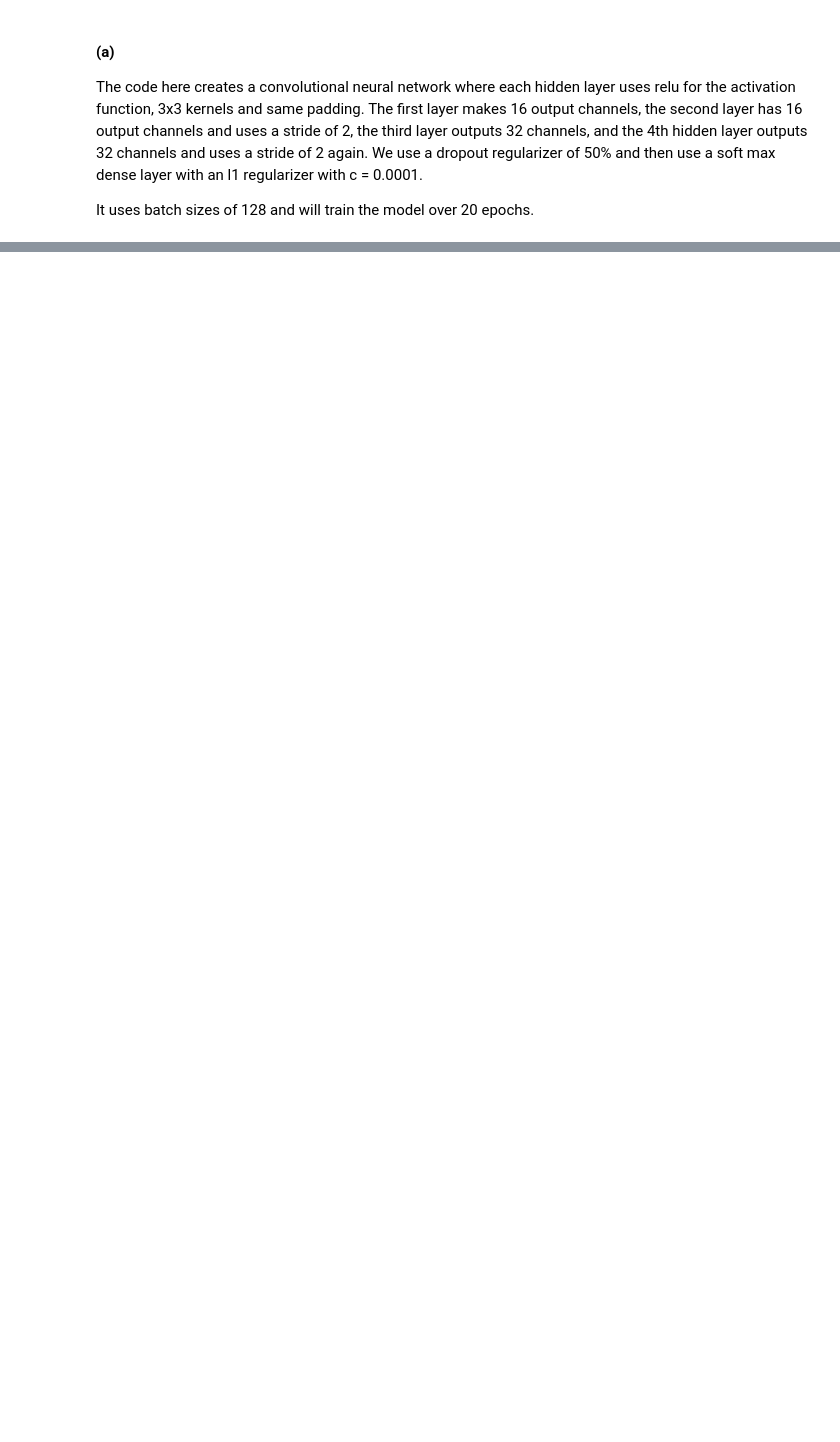
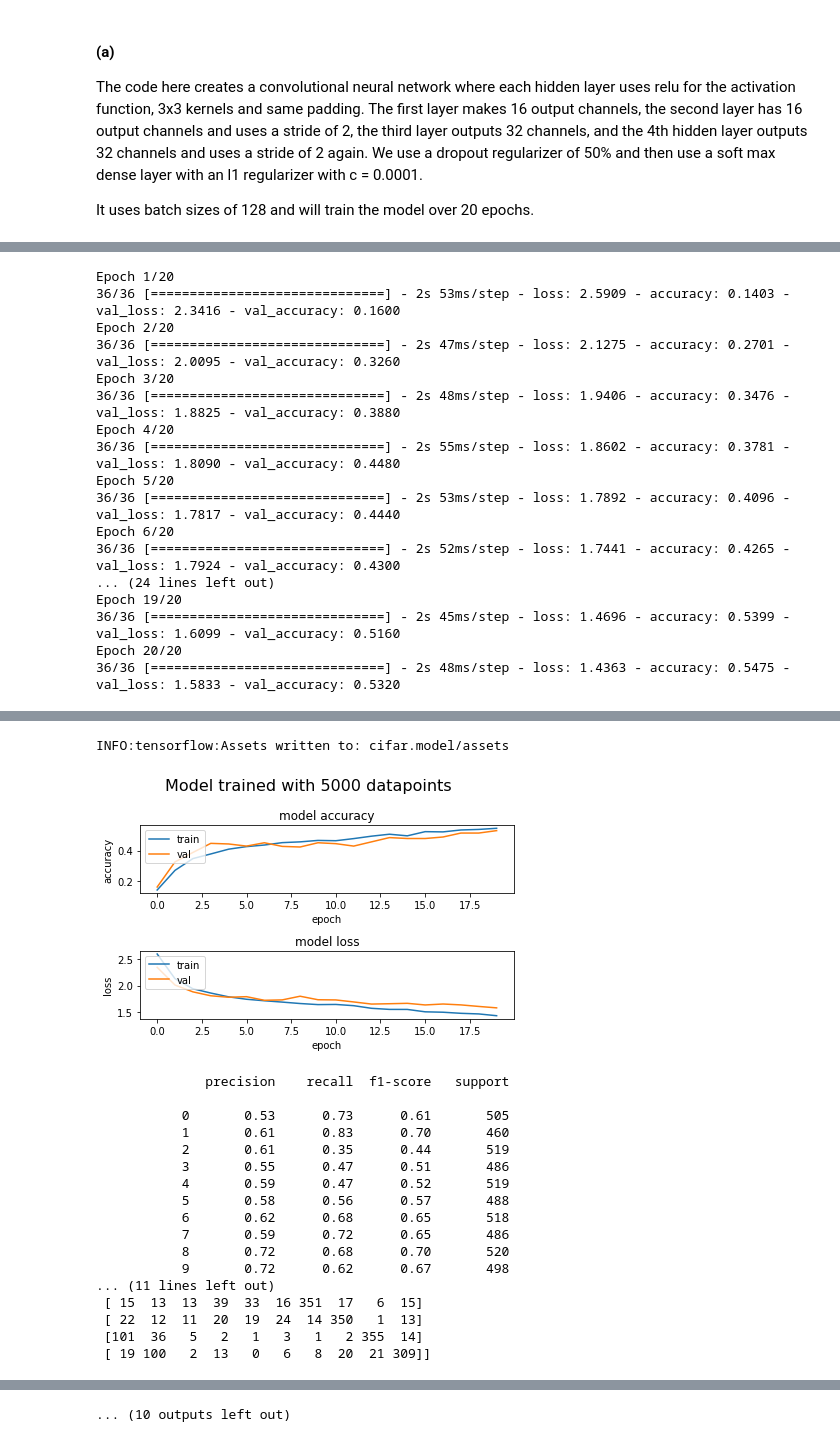
Before and after one commit to BrendanJobus/school, a Jupyter notebook: 4thYear/MachineLearning/Assignment4/note.ipynb, the cells around one changed output, grey strips where cells are left out. Drawn from its saved outputs; the diff is of its cells as text; code cells hidden in the pictures; blank space fills up the shorter version.

```diff
--- a/4thYear/MachineLearning/Assignment4/note.ipynb
+++ b/4thYear/MachineLearning/Assignment4/note.ipynb
@@ -185,0 +220,6 @@ print(confusion_matrix(y_test1,y_pred))
+# %%
+N = [5000, 10000, 20000, 40000]
+
+for n in N:
+    runModel(n=n, title=f'Model trained with {n} datapoints')
+# %% [output]
@@ -185,0 +248,17 @@ print(confusion_matrix(y_test1,y_pred))
+Epoch 1/20
+36/36 [==============================] - 2s 53ms/step - loss: 2.5909 - accuracy: 0.1403 - val_loss: 2.3416 - val_accuracy: 0.1600
+Epoch 2/20
+36/36 [==============================] - 2s 47ms/step - loss: 2.1275 - accuracy: 0.2701 - val_loss: 2.0095 - val_accuracy: 0.3260
+Epoch 3/20
+36/36 [==============================] - 2s 48ms/step - loss: 1.9406 - accuracy: 0.3476 - val_loss: 1.8825 - val_accuracy: 0.3880
+Epoch 4/20
+36/36 [==============================] - 2s 55ms/step - loss: 1.8602 - accuracy: 0.3781 - val_loss: 1.8090 - val_accuracy: 0.4480
+Epoch 5/20
+36/36 [==============================] - 2s 53ms/step - loss: 1.7892 - accuracy: 0.4096 - val_loss: 1.7817 - val_accuracy: 0.4440
+Epoch 6/20
+36/36 [==============================] - 2s 52ms/step - loss: 1.7441 - accuracy: 0.4265 - val_loss: 1.7924 - val_accuracy: 0.4300
+... (24 lines left out)
+Epoch 19/20
+36/36 [==============================] - 2s 45ms/step - loss: 1.4696 - accuracy: 0.5399 - val_loss: 1.6099 - val_accuracy: 0.5160
+Epoch 20/20
+36/36 [==============================] - 2s 48ms/step - loss: 1.4363 - accuracy: 0.5475 - val_loss: 1.5833 - val_accuracy: 0.5320
@@ -185,0 +266,19 @@ print(confusion_matrix(y_test1,y_pred))
+INFO:tensorflow:Assets written to: cifar.model/assets
+[figure, added]
+              precision    recall  f1-score   support
+
+           0       0.53      0.73      0.61       505
+           1       0.61      0.83      0.70       460
+           2       0.61      0.35      0.44       519
+           3       0.55      0.47      0.51       486
+           4       0.59      0.47      0.52       519
+           5       0.58      0.56      0.57       488
+           6       0.62      0.68      0.65       518
+           7       0.59      0.72      0.65       486
+           8       0.72      0.68      0.70       520
+           9       0.72      0.62      0.67       498
+... (11 lines left out)
+ [ 15  13  13  39  33  16 351  17   6  15]
+ [ 22  12  11  20  19  24  14 350   1  13]
+ [101  36   5   2   1   3   1   2 355  14]
+ [ 19 100   2  13   0   6   8  20  21 309]]
@@ -185,0 +322 @@ print(confusion_matrix(y_test1,y_pred))
+... (10 outputs left out)
```
Also changed, not shown: parts of 17 cells of this notebook, 1 other file.
